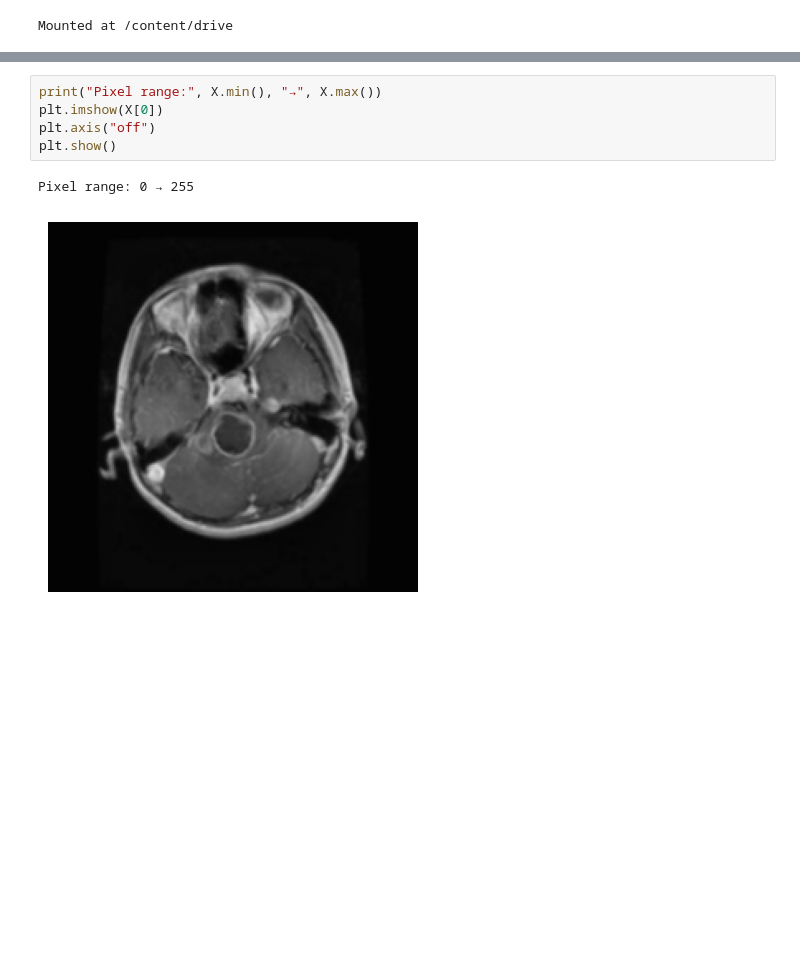
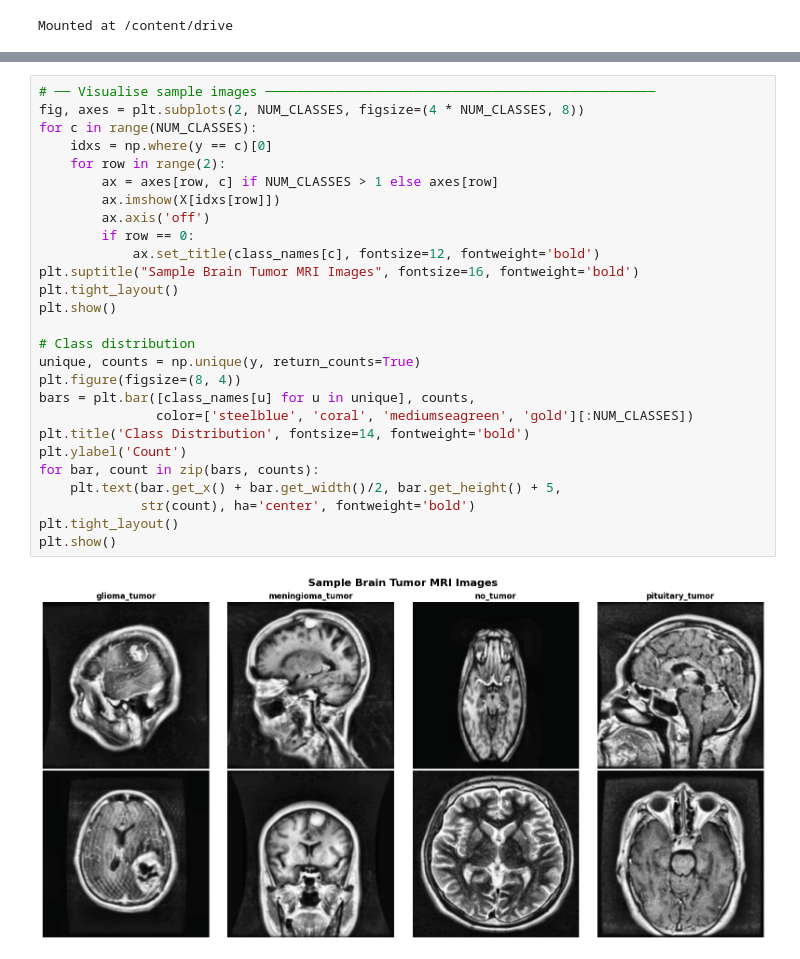
Before and after one commit to SNWE159/brain-tumor-classification, a Jupyter notebook: notebooks/04_ResNet50.ipynb, the cells around one changed output, grey strips where cells are left out. Drawn from its saved outputs; the diff is of its cells as text; blank space fills up the shorter version.

```diff
--- a/notebooks/04_ResNet50.ipynb
+++ b/notebooks/04_ResNet50.ipynb
@@ -54,9 +140,30 @@ Dataset loaded: (2870, 224, 224, 3) (2870,)
 Classes: ['glioma_tumor', 'meningioma_tumor', 'no_tumor', 'pituitary_tumor']
 # %%
-print("Pixel range:", X.min(), "→", X.max())
-plt.imshow(X[0])
-plt.axis("off")
+# ── Visualise sample images ──────────────────────────────────────────────────
+fig, axes = plt.subplots(2, NUM_CLASSES, figsize=(4 * NUM_CLASSES, 8))
+for c in range(NUM_CLASSES):
+    idxs = np.where(y == c)[0]
+    for row in range(2):
+        ax = axes[row, c] if NUM_CLASSES > 1 else axes[row]
+        ax.imshow(X[idxs[row]])
+        ax.axis('off')
+        if row == 0:
+            ax.set_title(class_names[c], fontsize=12, fontweight='bold')
+plt.suptitle("Sample Brain Tumor MRI Images", fontsize=16, fontweight='bold')
+plt.tight_layout()
 plt.show()
+
+# Class distribution
+unique, counts = np.unique(y, return_counts=True)
+plt.figure(figsize=(8, 4))
+bars = plt.bar([class_names[u] for u in unique], counts,
+               color=['steelblue', 'coral', 'mediumseagreen', 'gold'][:NUM_CLASSES])
+plt.title('Class Distribution', fontsize=14, fontweight='bold')
+plt.ylabel('Count')
+for bar, count in zip(bars, counts):
+    plt.text(bar.get_x() + bar.get_width()/2, bar.get_height() + 5,
+             str(count), ha='center', fontweight='bold')
+plt.tight_layout()
+plt.show()
 # %% [output]
-Pixel range: 0 → 255
-[figure, old version]
+[figure, new version]
```
Also changed, not shown: parts of 24 cells of this notebook.
